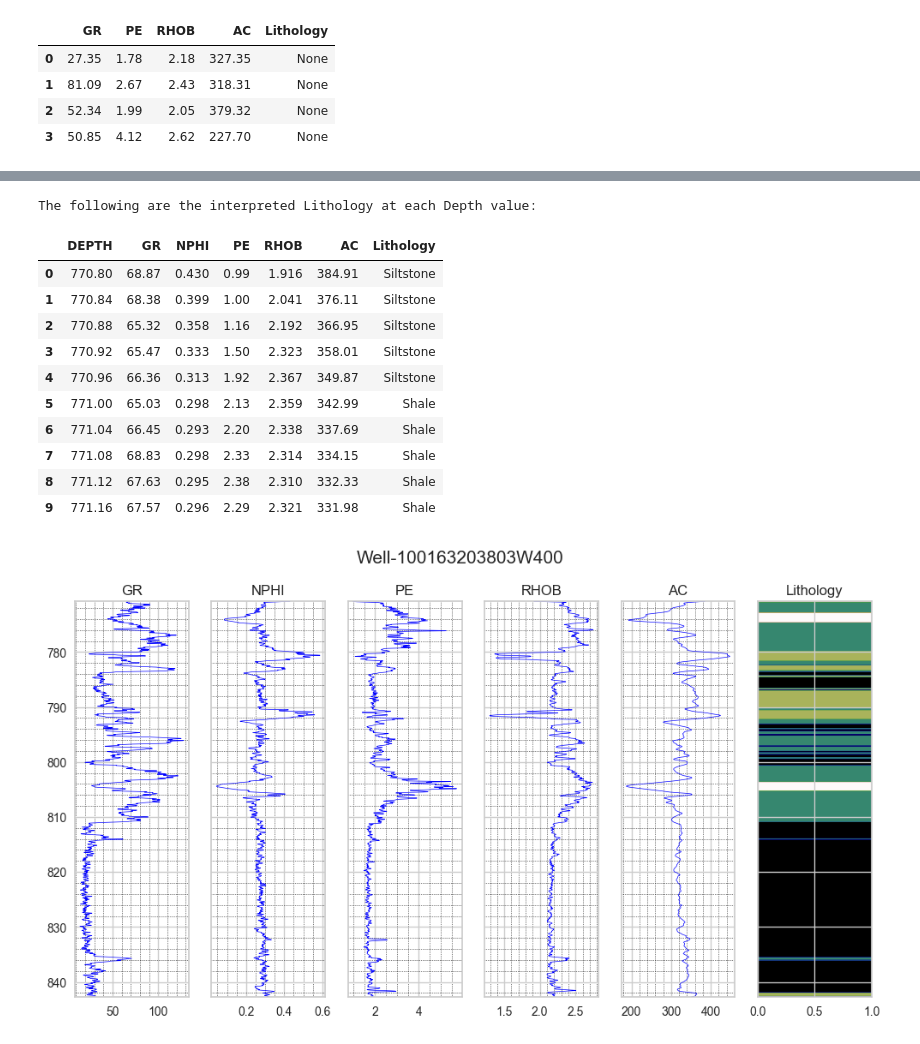
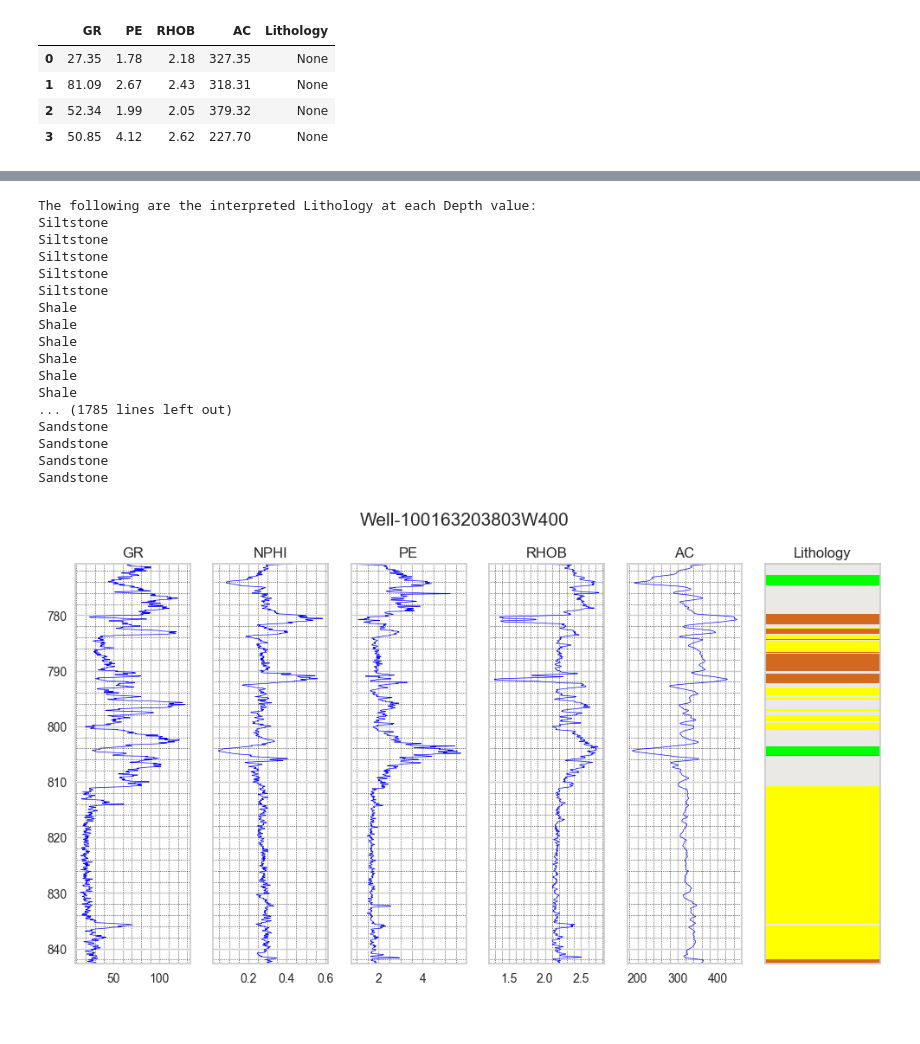
Before and after one commit to xiangxichen11/Lithology_Prediction, a Jupyter notebook: Lithology_Prediction.ipynb, the cells around one changed output, grey strips where cells are left out. Cells and saved outputs as stored; diff of their text form; code cells hidden in the pictures.

```diff
--- a/Lithology_Prediction.ipynb
+++ b/Lithology_Prediction.ipynb
@@ -148,0 +149,4 @@ The following are the cluster centers for each cluster and their interpreted Lit
+# %%
+labels = pd.DataFrame(kmeans.labels_, columns=['Lithology'])
+data['Lithology'] = labels
+data.head(10)
@@ -149,49 +165,57 @@ The following are the cluster centers for each cluster and their interpreted Lit
 # %%
-labels = pd.DataFrame(kmeans.labels_, columns=['Lithology'])
 labels.loc[labels['Lithology'] == 0] = 'Sandstone'
 labels.loc[labels['Lithology'] == 1] = 'Shale'
 labels.loc[labels['Lithology'] == 2] = 'Siltstone'
-labels.loc[labels['Lithology'] == 3] = 'Siltstone'
+labels.loc[labels['Lithology'] == 3] = 'Limestone'
 data['Lithology'] = labels
 print('The following are the interpreted Lithology at each Depth value:')
-data.head(10)
+for i in range (0, 1800):
+    print(data.at[i, 'Lithology'])
 # %% [output]
 The following are the interpreted Lithology at each Depth value:
+Siltstone
+Siltstone
+Siltstone
+Siltstone
+Siltstone
+Shale
+Shale
+Shale
+Shale
+Shale
+Shale
+... (1785 lines left out)
+Sandstone
+Sandstone
+Sandstone
+Sandstone
-|  | DEPTH | GR | NPHI | PE | RHOB | AC | Lithology |
-| 0 | 770.80 | 68.87 | 0.430 | 0.99 | 1.916 | 384.91 | Siltstone |
-| 1 | 770.84 | 68.38 | 0.399 | 1.00 | 2.041 | 376.11 | Siltstone |
-| 2 | 770.88 | 65.32 | 0.358 | 1.16 | 2.192 | 366.95 | Siltstone |
-| 3 | 770.92 | 65.47 | 0.333 | 1.50 | 2.323 | 358.01 | Siltstone |
-| 4 | 770.96 | 66.36 | 0.313 | 1.92 | 2.367 | 349.87 | Siltstone |
-| 5 | 771.00 | 65.03 | 0.298 | 2.13 | 2.359 | 342.99 | Shale |
-| 6 | 771.04 | 66.45 | 0.293 | 2.20 | 2.338 | 337.69 | Shale |
-| 7 | 771.08 | 68.83 | 0.298 | 2.33 | 2.314 | 334.15 | Shale |
-| 8 | 771.12 | 67.63 | 0.295 | 2.38 | 2.310 | 332.33 | Shale |
-| 9 | 771.16 | 67.57 | 0.296 | 2.29 | 2.321 | 331.98 | Shale |
 # %%
-lithology_colors  =   { 'Sandstone':    '#D5C2A5',
-                        'Coal':    '#191970',
-                        'Limestone':    '#6495ED',
-                        'Siltstone':    '#CABAAE',
-                        'Shale':    '#228B22'  }
+lithology_colors  =   { 'SandStone':    '#FFFF00',
+                        'Shale':    '#ebe9e6',
+                        'Siltstone':    '#D2691E',
+                        'Limestone':    '#00ff00',
+                      }
 # %%
 logs = data.columns[1:]
 rows,cols = 1,6
 fig,ax = plt.subplots(nrows=rows, ncols=cols, figsize=(12,6), sharey=True)
 
+
 colors = lithology_colors.values()
-cmap = ListedColormap(color)
+cmap = ListedColormap(colors)
 plt.suptitle('Well-100163203803W400', size=15)
 for i in range(cols):
     if i < cols-1:
         ax[i].plot(data[logs[i]], data.DEPTH, color='blue', lw=0.5)
         ax[i].set_title('%s' % logs[i])
         ax[i].minorticks_on()
         ax[i].grid(which='minor', linestyle=':', linewidth='0.5', color='black')
         ax[i].set_ylim(max(data.DEPTH), min(data.DEPTH))
-    elif i==cols-1:
-        F = np.vstack((kmeans.labels_, kmeans.labels_)).T
-        ax[i].imshow(F, aspect='auto', extent=[0,1,max(data.DEPTH), min(data.DEPTH)], cmap='gist_earth')
+    if i == cols-1:
+        F = np.vstack((kmeans.labels_,kmeans.labels_)).T
+        ax[i].imshow(F, aspect='auto', extent=[0,1,max(data.DEPTH), min(data.DEPTH)], cmap = cmap)
+        ax[i].axes.get_xaxis().set_visible(False)
+        ax[i].axes.get_yaxis().set_visible(False)
         ax[i].set_title('Lithology')
 # %% [output]
-[figure, old version]
+[figure, new version]
```
Also changed, not shown: parts of 3 cells of this notebook.
